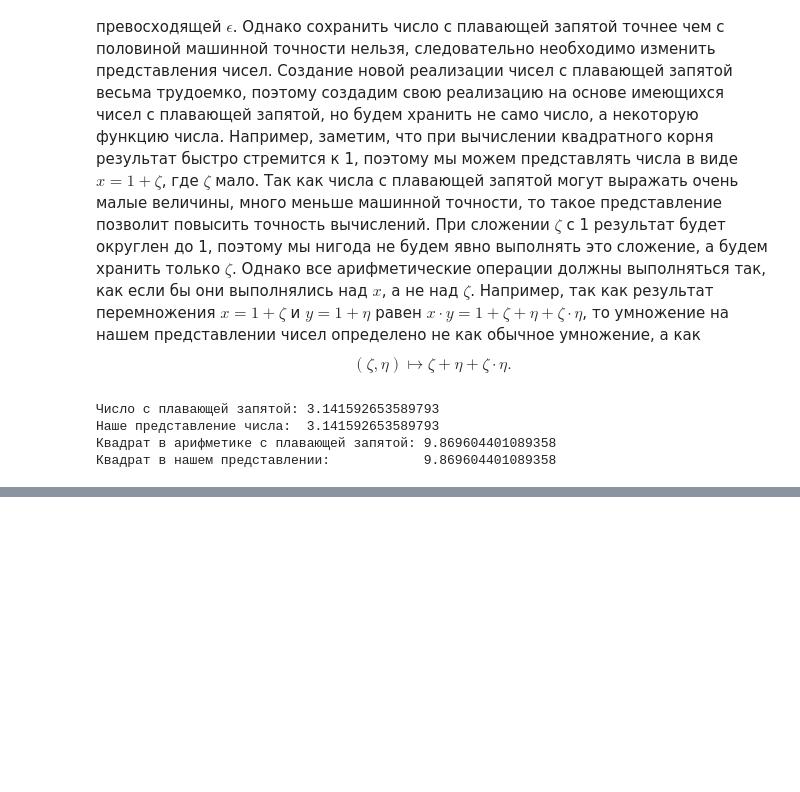
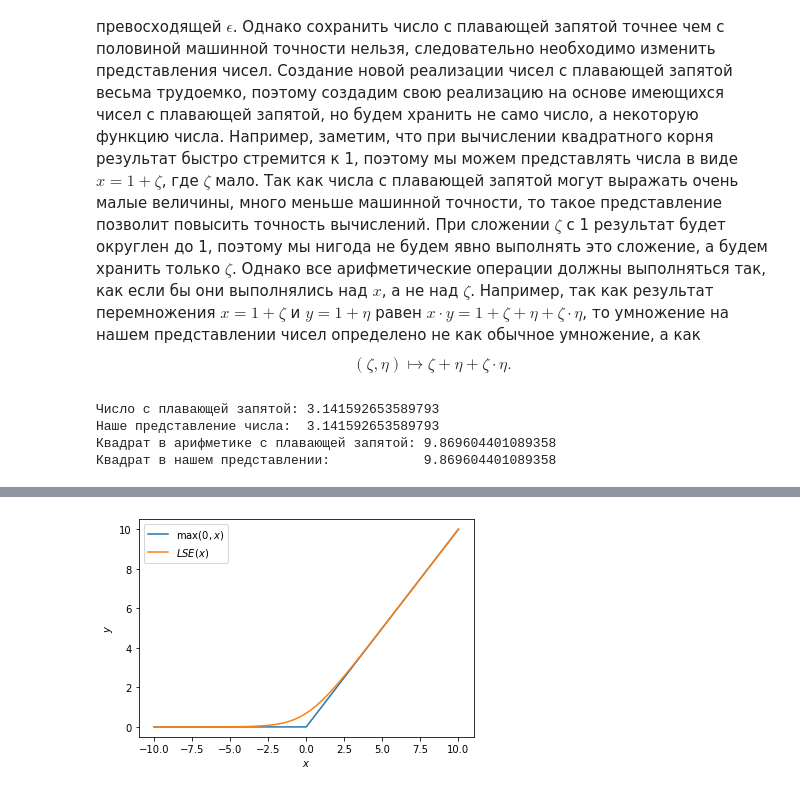
Before and after one commit to alepoydes/introduction-to-numerical-simulation, a Jupyter notebook: practice/Trouble with powers.ipynb, the cells around one changed output, grey strips where cells are left out. Drawn from its saved outputs; the diff is of its cells as text; code cells hidden in the pictures; blank space fills up the shorter version.

```diff
--- a/practice/Trouble with powers.ipynb
+++ b/practice/Trouble with powers.ipynb
@@ -175,0 +186,16 @@ print("Квадрат в нашем представлении:           ", pi*
+# %%
+def LSE(x):
+    return np.log(1+np.exp(x))
+
+def max0(x):
+    return np.maximum(x, 0)
+
+xs = np.linspace(-10,10,1000)
+plt.plot(xs, max0(xs))
+plt.plot(xs, LSE(xs))
+plt.xlabel("$x$")
+plt.ylabel("$y$")
+plt.legend(["$\max(0,x)$", "$LSE(x)$"])
+plt.show()
+# %% [output]
+[figure, added]
```
Also changed, not shown: parts of 29 cells of this notebook.
